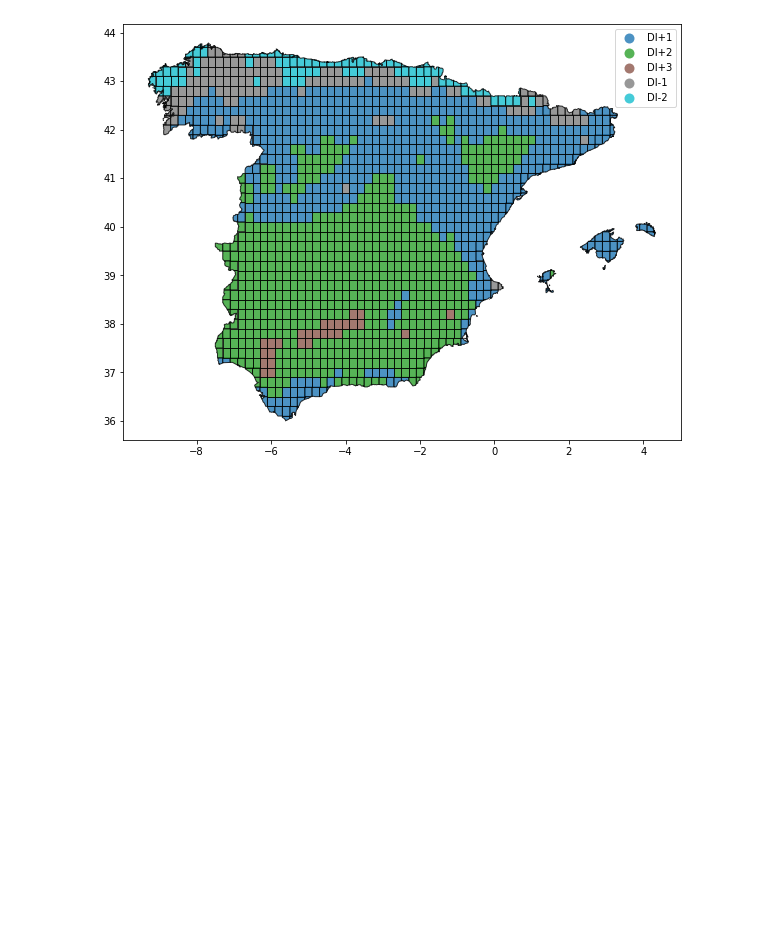
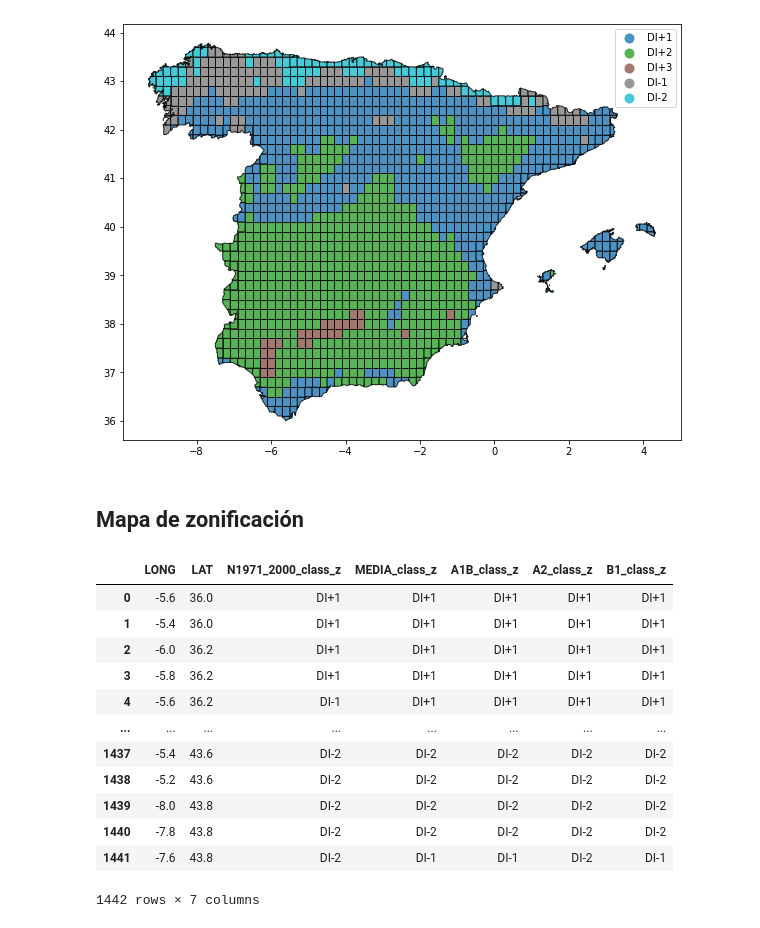
Before and after one commit to Vizzuality/ecf-agricultural-climate-impact, a Jupyter notebook: data/notebooks/Lab/08_Datos_Viñedo.ipynb, the cells around one changed output. Drawn from its saved outputs; the diff is of its cells as text; code cells hidden in the pictures; blank space fills up the shorter version.

Commit message:
Mapa de zonificación

```diff
--- a/data/notebooks/Lab/08_Datos_Viñedo.ipynb
+++ b/data/notebooks/Lab/08_Datos_Viñedo.ipynb
@@ -358,3 +358,26 @@ gdf_is.plot(ax=ax, column='MEDIA_class', alpha=0.8, edgecolor='k', legend=True)
 # %% [output]
 <AxesSubplot:>
 [figure]
+# %% [markdown]
+## Mapa de zonificación
+# %%
+lst = list(gdf_is[['N1971_2000_class', 'MEDIA_class', 'A1B_class','A2_class', 'B1_class']].columns)
+lst_z = [x.replace('class', 'class_z') for x in lst]
+
+gdf_is_z = gdf_is[['LONG', 'LAT', 'N1971_2000_class', 'MEDIA_class', 'A1B_class','A2_class', 'B1_class']].rename(columns=dict(zip(lst,lst_z)))
+# %%
+gdf_is_z
+# %% [output]
+|  | LONG | LAT | N1971_2000_class_z | MEDIA_class_z | A1B_class_z | A2_class_z | B1_class_z |
+| 0 | -5.6 | 36.0 | DI+1 | DI+1 | DI+1 | DI+1 | DI+1 |
+| 1 | -5.4 | 36.0 | DI+1 | DI+1 | DI+1 | DI+1 | DI+1 |
+| 2 | -6.0 | 36.2 | DI+1 | DI+1 | DI+1 | DI+1 | DI+1 |
+| 3 | -5.8 | 36.2 | DI+1 | DI+1 | DI+1 | DI+1 | DI+1 |
+| 4 | -5.6 | 36.2 | DI-1 | DI+1 | DI+1 | DI+1 | DI+1 |
+| ... | ... | ... | ... | ... | ... | ... | ... |
+| 1437 | -5.4 | 43.6 | DI-2 | DI-2 | DI-2 | DI-2 | DI-2 |
+| 1438 | -5.2 | 43.6 | DI-2 | DI-2 | DI-2 | DI-2 | DI-2 |
+| 1439 | -8.0 | 43.8 | DI-2 | DI-2 | DI-2 | DI-2 | DI-2 |
+| 1440 | -7.8 | 43.8 | DI-2 | DI-2 | DI-2 | DI-2 | DI-2 |
+| 1441 | -7.6 | 43.8 | DI-2 | DI-1 | DI-1 | DI-2 | DI-1 |
+1442 rows × 7 columns
```
Also changed, not shown: parts of 10 cells of this notebook.
